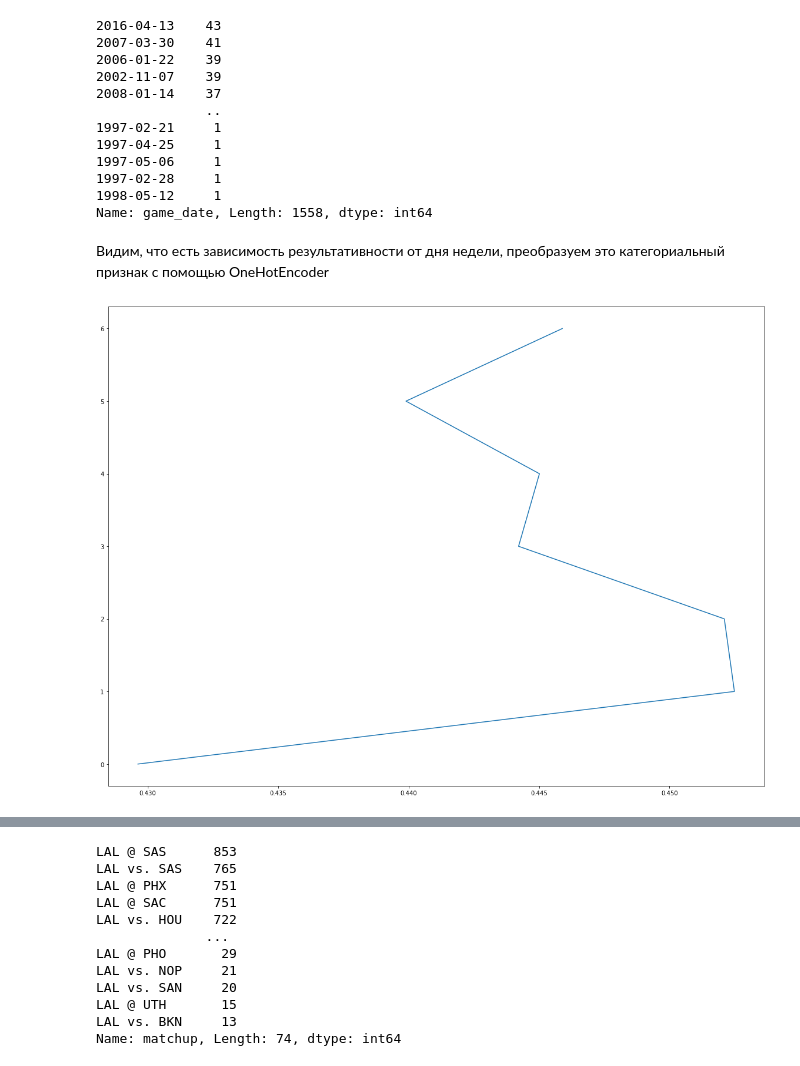
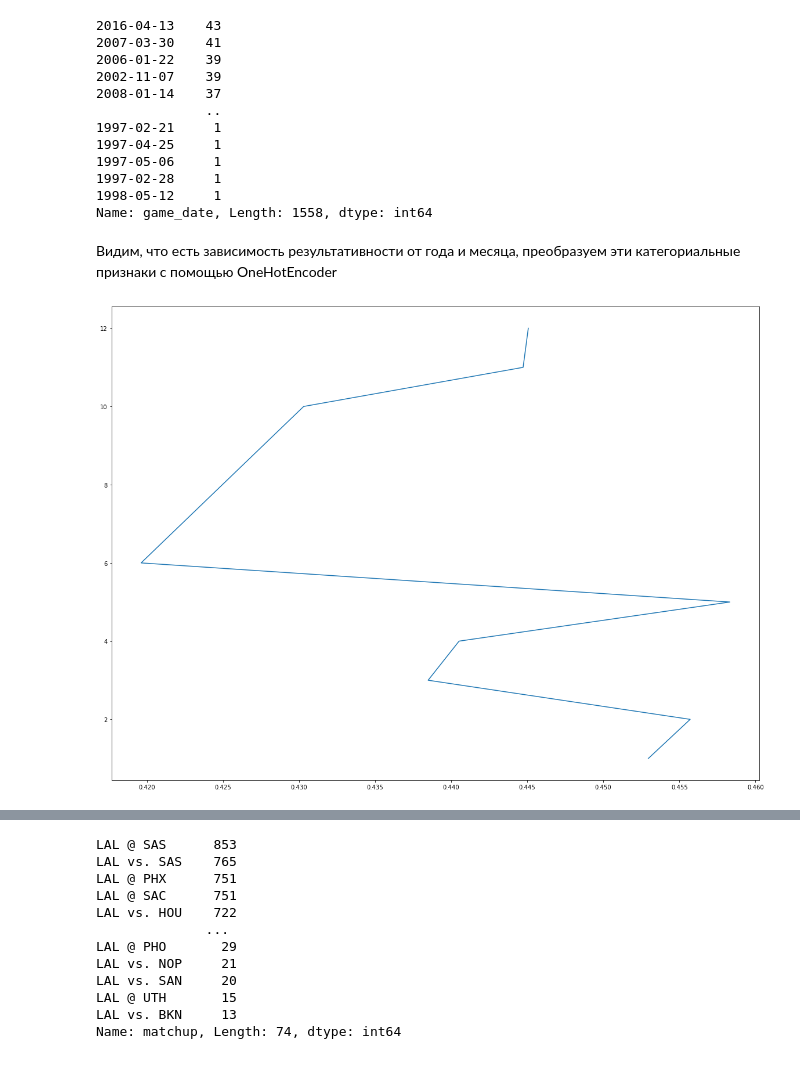
Before and after one commit to peter25225/machine_learning_21, a Jupyter notebook: 10_FeatureSelection/HW_Kobe.ipynb, the cells around one changed output, grey strips where cells are left out. Saved outputs shown, nothing was run; the diff lists cells and outputs as text; code cells hidden in the pictures.

```diff
--- a/10_FeatureSelection/HW_Kobe.ipynb
+++ b/10_FeatureSelection/HW_Kobe.ipynb
@@ -527,9 +583,9 @@ data['game_weekday'] = data.apply(get_weekday, axis=1)
 # %% [markdown]
-Видим, что есть зависимость результативности от дня недели, преобразуем это категориальный признак с помощью OneHotEncoder
+Видим, что есть зависимость результативности от года и месяца, преобразуем эти категориальные признаки с помощью OneHotEncoder
 # %%
-values, accuracy = accuracy_calc('game_weekday')
+values, accuracy = accuracy_calc('game_month')
 plt.figure(figsize=(20,15))
 plt.plot(accuracy,values)
 plt.show()
 # %% [output]
-[figure, old version]
+[figure, new version]
```
Also changed, not shown: parts of 48 cells of this notebook.
